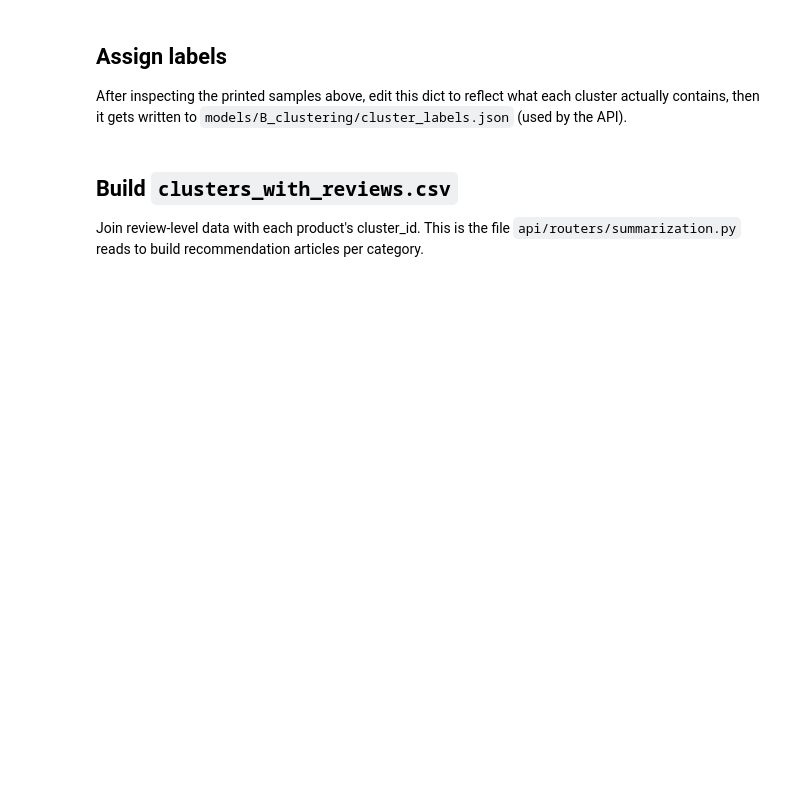
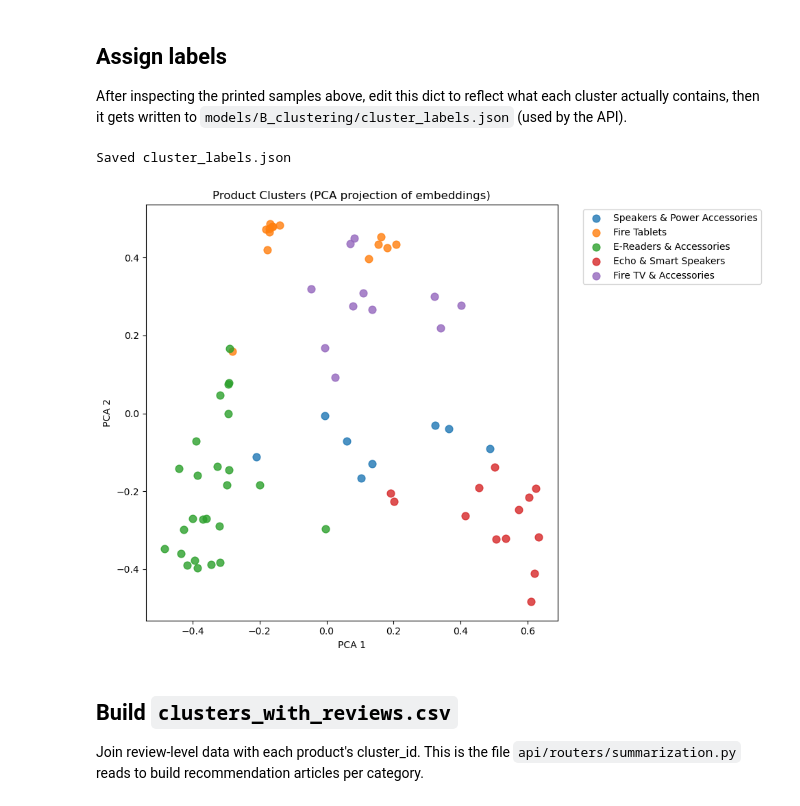
Before and after one commit to amer-baniodeh/Project---Automated-Reviews, a Jupyter notebook: notebooks/B_clustering/01_baseline_KMeans.ipynb, the cells around one changed output. Cells and saved outputs as stored; diff of their text form; code cells hidden in the pictures; blank space fills up the shorter version.

```diff
--- a/notebooks/B_clustering/01_baseline_KMeans.ipynb
+++ b/notebooks/B_clustering/01_baseline_KMeans.ipynb
@@ -38,17 +66,52 @@ After inspecting the printed samples above, edit this dict to reflect what each
 import json
 
 cluster_labels = {
-    '0': 'Ebook readers',
-    '1': 'Batteries',
-    '2': 'Accessories',
-    '3': 'Non-electronics',
-    '4': 'Other electronics',
-    # add/remove keys if N_CLUSTERS != 5
+    '0': 'Speakers & Power Accessories',
+    '1': 'Fire Tablets',
+    '2': 'E-Readers & Accessories',
+    '3': 'Echo & Smart Speakers',
+    '4': 'Fire TV & Accessories',
 }
 
 with open('../../models/B_clustering/cluster_labels.json', 'w') as f:
     json.dump(cluster_labels, f, indent=2)
 print('Saved cluster_labels.json')
+# %% [output]
+Saved cluster_labels.json
+# %%
+from sentence_transformers import SentenceTransformer
+
+embedder = SentenceTransformer('sentence-transformers/all-MiniLM-L6-v2')
+embeddings = embedder.encode(products['product_title'].astype(str).tolist(), show_progress_bar=True)
+
+from sklearn.decomposition import PCA
+import matplotlib.pyplot as plt
+
+# Reduce embeddings to 2D for visualization
+pca = PCA(n_components=2, random_state=42)
+coords = pca.fit_transform(embeddings)
+products['x'] = coords[:, 0]
+products['y'] = coords[:, 1]
+
+# Load your assigned labels so the legend shows names, not just numbers
+import json
+with open('../../models/B_clustering/cluster_labels.json') as f:
+    cluster_labels = json.load(f)
+products['cluster_name'] = products['cluster_id'].astype(str).map(cluster_labels)
+
+plt.figure(figsize=(10, 7))
+for cid in sorted(products['cluster_id'].unique()):
+    subset = products[products['cluster_id'] == cid]
+    plt.scatter(subset['x'], subset['y'], label=cluster_labels.get(str(cid), f'Cluster {cid}'), s=60, alpha=0.8)
+
+plt.title('Product Clusters (PCA projection of embeddings)')
+plt.xlabel('PCA 1')
+plt.ylabel('PCA 2')
+plt.legend(bbox_to_anchor=(1.05, 1), loc='upper left')
+plt.tight_layout()
+plt.show()
+# %% [output]
+[figure, added]
 # %% [markdown]
 ## Build `clusters_with_reviews.csv`
 Join review-level data with each product's cluster_id. This is the file `api/routers/summarization.py` reads to build recommendation articles per category.
```
Also changed, not shown: parts of 5 cells of this notebook, 17 other files.
